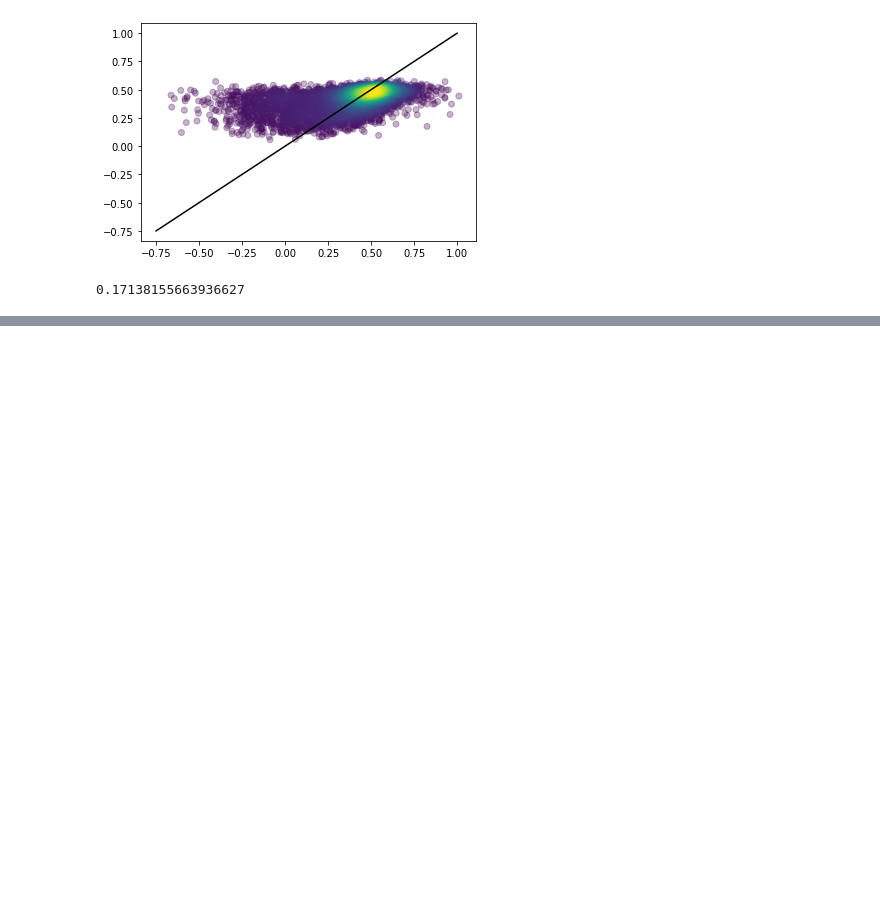
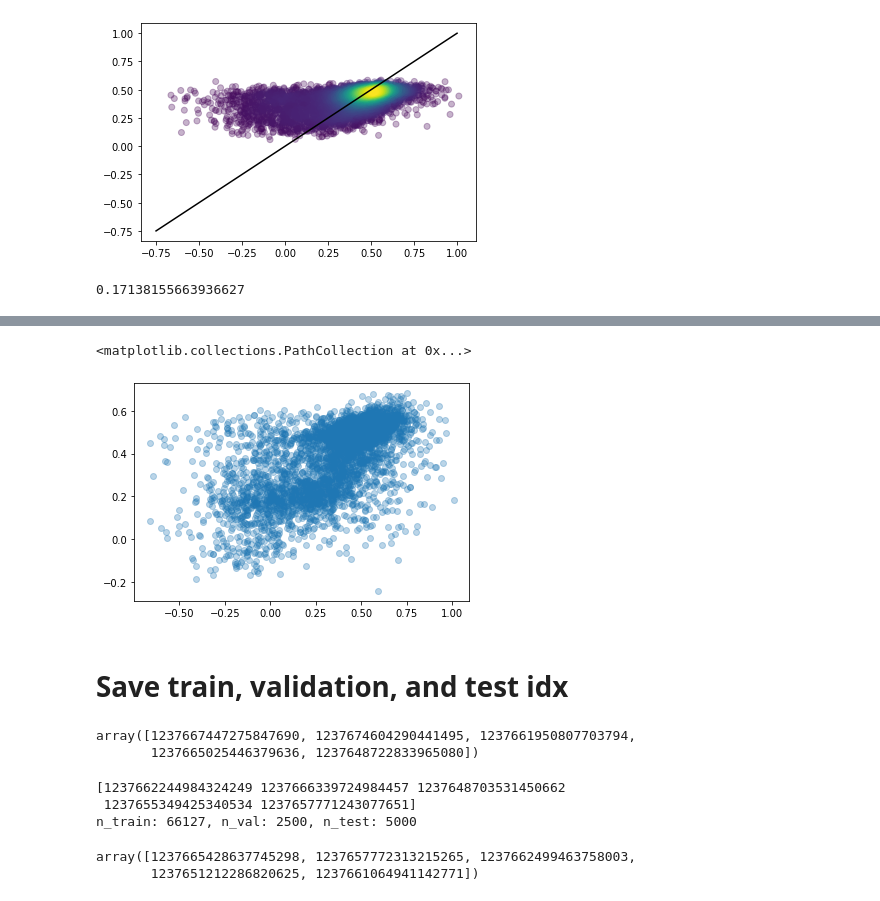
Before and after one commit to wdobbels/morpho-mstar, a Jupyter notebook: notebooks/01_explore.ipynb, the cells around one changed output, grey strips where cells are left out. Cells and saved outputs as stored; diff of their text form; code cells hidden in the pictures; blank space fills up the shorter version.

```diff
--- a/notebooks/explore.ipynb
+++ b/notebooks/01_explore.ipynb
@@ -394,0 +409,31 @@ r2_score(y_test, y_pred)
+# %%
+from tensorflow.keras import layers
+
+activation = 'relu'
+use_dropout = True
+use_bn = False
+
+cnn = tf.keras.models.Sequential()
+cnn.add(layers.Conv2D(32, (5, 5), activation=activation, input_shape=(npix, npix, 1)))
+cnn.add(layers.MaxPooling2D(pool_size=(2, 2)))
+if use_dropout:
+    cnn.add(layers.Dropout(0.25))
+if use_bn:
+    cnn.add(layers.BatchNormalization())
+cnn.add(layers.Conv2D(64, (4, 4), activation=activation))
+cnn.add(layers.MaxPooling2D(pool_size=(2, 2)))
+if use_dropout:
+    cnn.add(layers.Dropout(0.25))
+if use_bn:
+    cnn.add(layers.BatchNormalization())
+cnn.add(layers.Conv2D(128, (3, 3), activation=activation))
+cnn.add(layers.MaxPooling2D(pool_size=(2, 2)))
+if use_dropout:
+    cnn.add(layers.Dropout(0.25))
+if use_bn:
+    cnn.add(layers.BatchNormalization())
+cnn.add(layers.Conv2D(128, (3, 3), activation=activation))
+cnn.add(layers.GlobalMaxPooling2D())
+cnn.add(layers.Dense(512, activation=activation))
+cnn.add(layers.Dense(1, name='output'))
+cnn.summary()
@@ -394,0 +458,4 @@ r2_score(y_test, y_pred)
+# %%
+cnn.compile(loss='mean_squared_error', optimizer='adam', metrics=['mse'])
+# %%
+cnn.fit(x_train, y_train.values, validation_split=0.2, epochs=20)
@@ -394,0 +481,4 @@ r2_score(y_test, y_pred)
+# %%
+y_pred = cnn.predict(x_test)
+print(y_pred.shape)
+y_pred[:5]
@@ -394,0 +492,31 @@ r2_score(y_test, y_pred)
+# %%
+plt.scatter(y_test, y_pred, alpha=0.3)
+# %% [output]
+<matplotlib.collections.PathCollection at 0x...>
+[figure, added]
+# %% [markdown]
+# Save train, validation, and test idx
+# %%
+n_val, n_test = 2500, 5000
+np.random.seed(123)
+test_labels = np.random.choice(names, size=n_test, replace=False)
+test_labels[:5]
+# %% [output]
+array([1237667447275847690, 1237674604290441495, 1237661950807703794,
+       1237665025446379636, 1237648722833965080])
+# %%
+is_train = np.isin(names, test_labels, assume_unique=True, invert=True)
+train_labels = names[is_train]
+val_labels = np.random.choice(train_labels, size=n_val, replace=False)
+print(val_labels[:5])
+is_train = np.isin(names, np.hstack((test_labels, val_labels)), assume_unique=True, invert=True)
+train_labels = names[is_train]
+np.random.shuffle(train_labels)
+print(f'n_train: {len(train_labels)}, n_val: {len(val_labels)}, n_test: {len(test_labels)}')
+train_labels[:5]
+# %% [output]
+[1237662244984324249 1237666339724984457 1237648703531450662
+ 1237655349425340534 1237657771243077651]
+n_train: 66127, n_val: 2500, n_test: 5000
+array([1237665428637745298, 1237657772313215265, 1237662499463758003,
+       1237651212286820625, 1237661064941142771])
```
Also changed, not shown: parts of 10 cells of this notebook, 1 other file.
